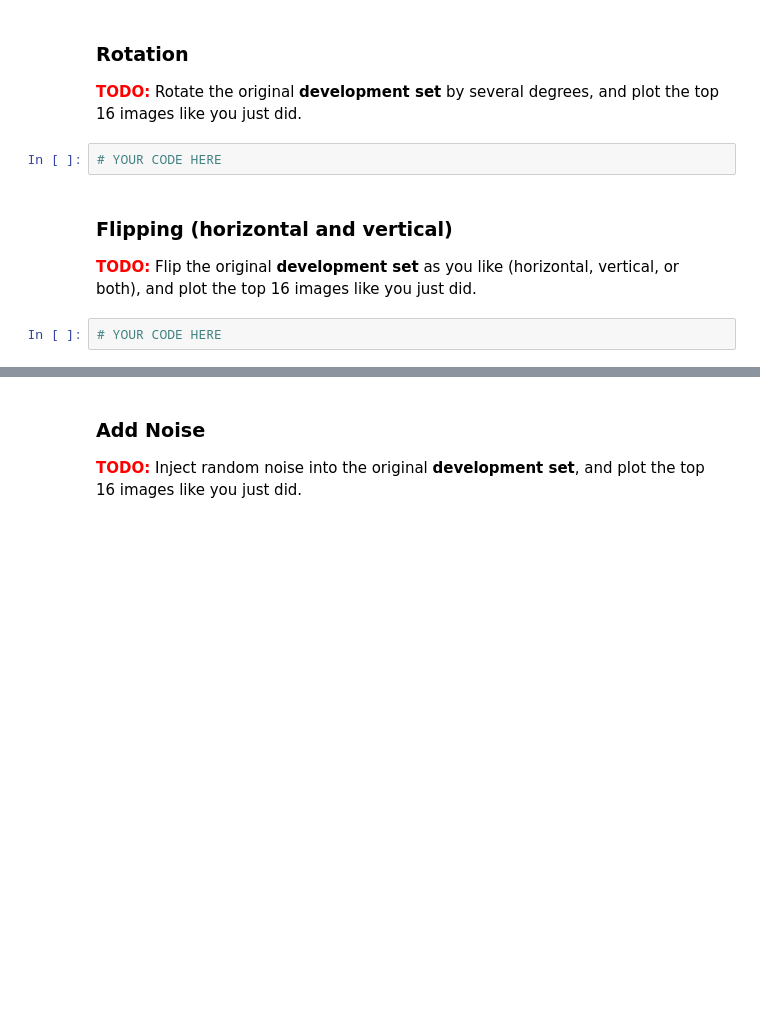
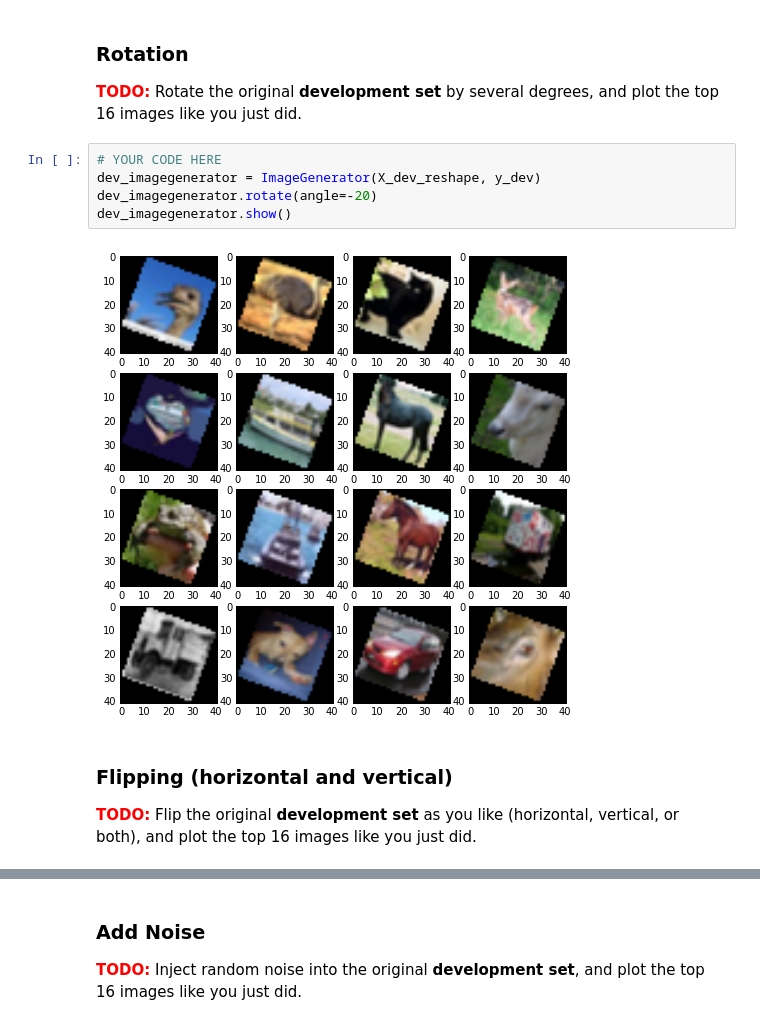
Before and after one commit to saipavan21/F_2017, a Jupyter notebook: nndl/assignment2_nndl/task4-augmentation.ipynb, the cells around one changed output, grey strips where cells are left out. Cells and saved outputs as stored; diff of their text form; blank space fills up the shorter version.

```diff
--- a/nndl/assignment2_nndl/task4-augmentation.ipynb
+++ b/nndl/assignment2_nndl/task4-augmentation.ipynb
@@ -98,11 +98,14 @@ dev_imagegenerator.show()
 ### Rotation
 
 <span style="color:red">__TODO:__</span> Rotate the original __development set__ by several degrees, and plot the top 16 images like you just did.
-# %%
-# YOUR CODE HERE
+# %%
+# YOUR CODE HERE
+dev_imagegenerator = ImageGenerator(X_dev_reshape, y_dev)
+dev_imagegenerator.rotate(angle=-20)
+dev_imagegenerator.show()
+# %% [output]
+[figure, added]
 # %% [markdown]
 ### Flipping (horizontal and vertical)
 
 <span style="color:red">__TODO:__</span> Flip the original __development set__ as you like (horizontal, vertical, or both), and plot the top 16 images like you just did.
-# %%
-# YOUR CODE HERE
```
Also changed, not shown: parts of 6 cells of this notebook, 1 other file.
